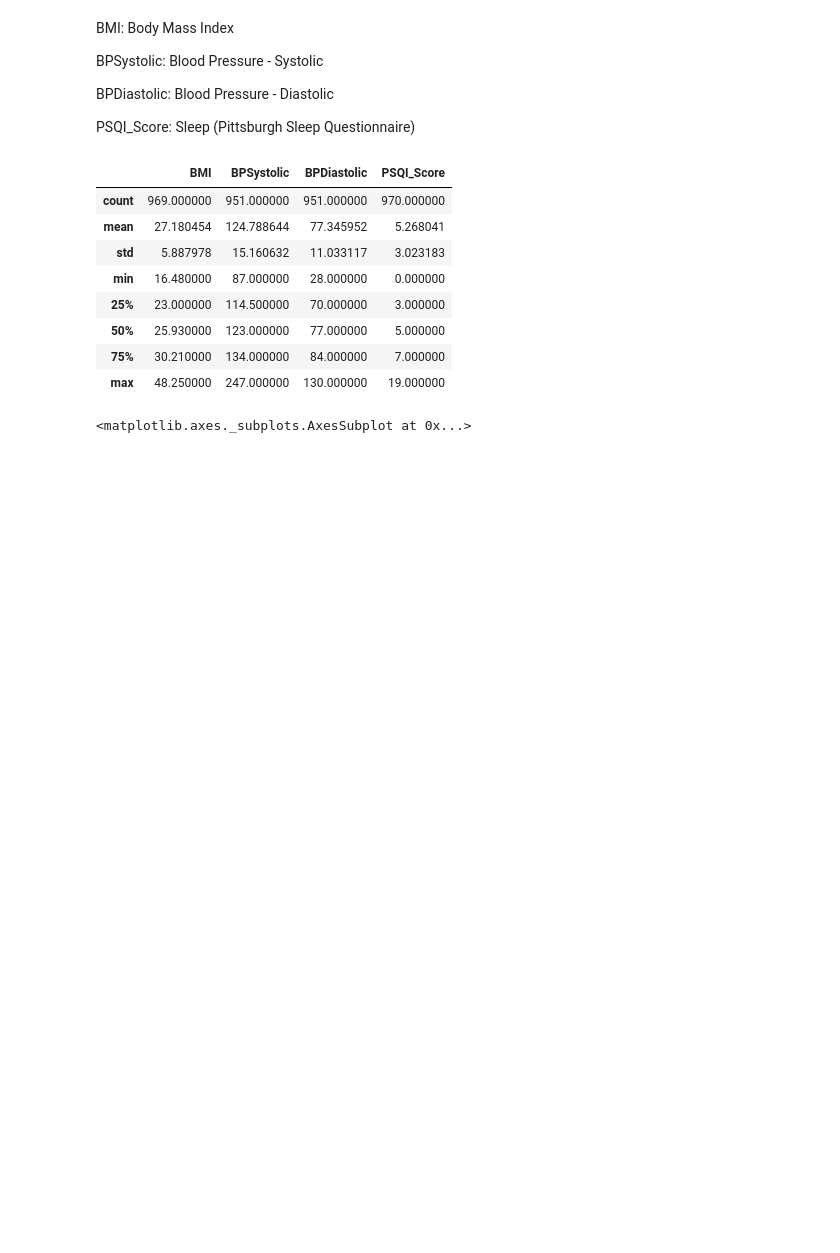
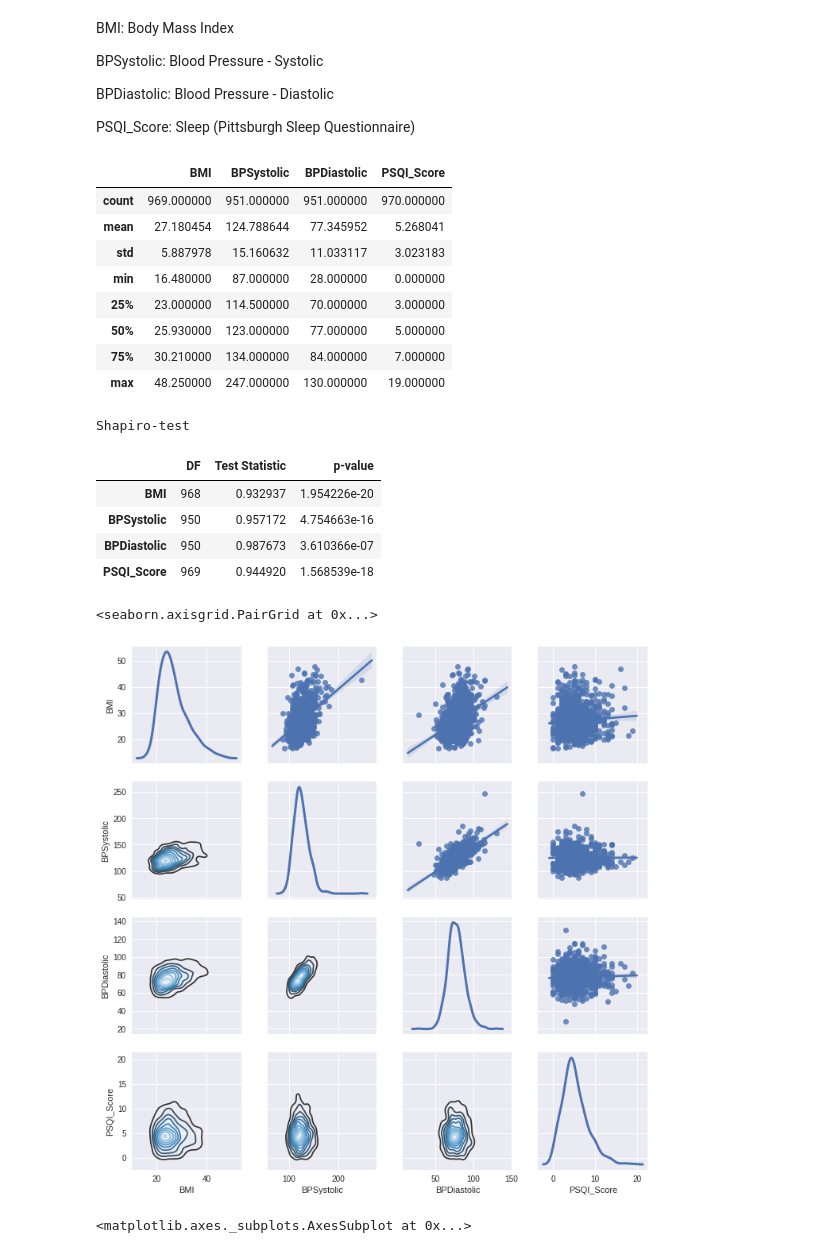
Before and after one commit to SIMEXP/hcp, a Jupyter notebook: HCP_pheno-corr_all.ipynb, the cells around one changed output. Drawn from its saved outputs; the diff is of its cells as text; code cells hidden in the pictures; blank space fills up the shorter version.

Commit message:
completed all behavioral normality screening

```diff
--- a/HCP_pheno-corr_all.ipynb
+++ b/HCP_pheno-corr_all.ipynb
@@ -158,6 +158,41 @@ data_physio.describe()
 | 50% | 25.930000 | 123.000000 | 77.000000 | 5.000000 |
 | 75% | 30.210000 | 134.000000 | 84.000000 | 7.000000 |
 | max | 48.250000 | 247.000000 | 130.000000 | 19.000000 |
+# %%
+# Test for normality
+x = data_physio.BMI.dropna()
+y = data_physio.BPSystolic.dropna()
+z = data_physio.BPDiastolic.dropna()
+u = data_physio.PSQI_Score.dropna()
+
+shapiro_results_x = scipy.stats.shapiro(x)
+shapiro_results_y = scipy.stats.shapiro(y)
+shapiro_results_z = scipy.stats.shapiro(z)
+shapiro_results_u = scipy.stats.shapiro(u)
+
+dict_sw = {'DF':[len(x) - 1,len(y) - 1,len(z) - 1,len(u) - 1],
+           'Test Statistic': [shapiro_results_x[0],shapiro_results_y[0],
+                              shapiro_results_z[0],shapiro_results_u[0]],
+           'p-value': [shapiro_results_x[1],shapiro_results_y[1],
+                       shapiro_results_z[1],shapiro_results_u[1]]}
+df = pd.DataFrame(dict_sw,index=['BMI','BPSystolic','BPDiastolic','PSQI_Score'])
+print('Shapiro-test')
+display(df)
+
+# PLot dist
+g = sns.PairGrid(data_physio.dropna(), diag_sharey=False)
+g.map_lower(sns.kdeplot, cmap="Blues_d")
+g.map_upper(sns.regplot)
+g.map_diag(sns.kdeplot, lw=3)
+# %% [output]
+Shapiro-test
+|  | DF | Test Statistic | p-value |
+| BMI | 968 | 0.932937 | 1.954226e-20 |
+| BPSystolic | 950 | 0.957172 | 4.754663e-16 |
+| BPDiastolic | 950 | 0.987673 | 3.610366e-07 |
+| PSQI_Score | 969 | 0.944920 | 1.568539e-18 |
+<seaborn.axisgrid.PairGrid at 0x...>
+[figure, added]
 # %%
 f, ax = plt.subplots(figsize=(7, 5))
 sns.heatmap(data_physio.corr(),linewidths=.5,annot=True,ax=ax,vmax=.8,square=True)
```
Also changed, not shown: parts of 40 cells of this notebook.
